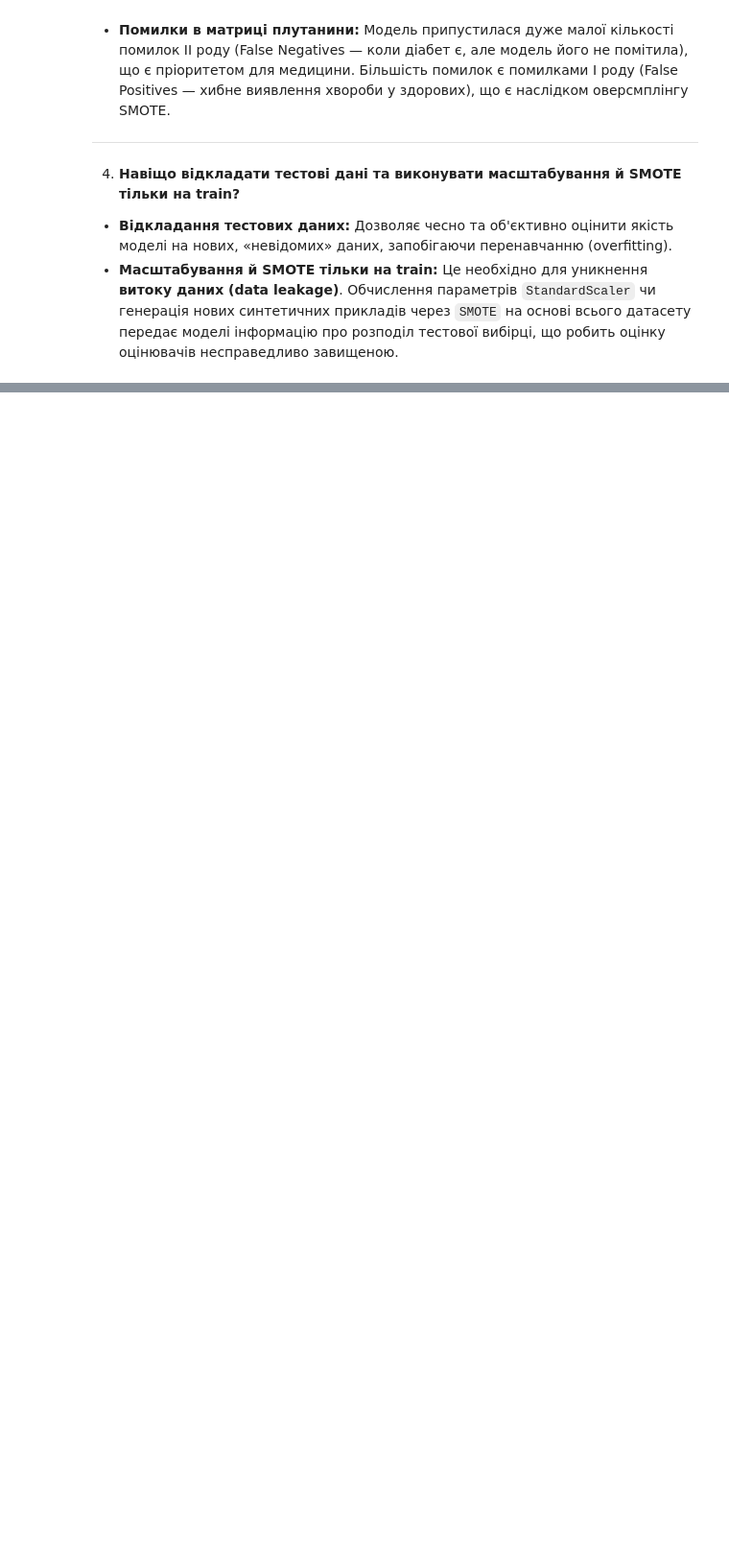
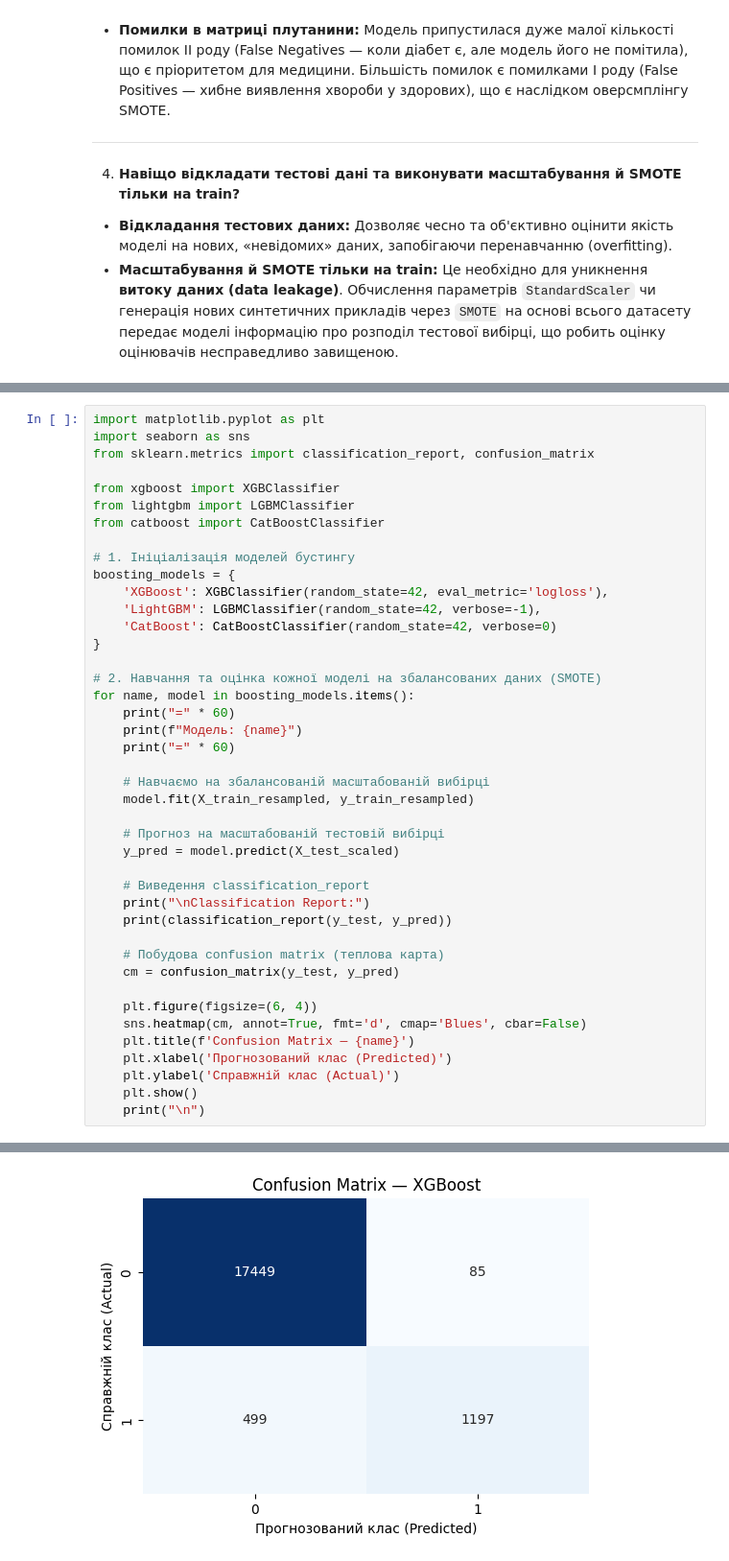
Before and after one commit to Tana497/mashin, a Jupyter notebook: Лр6_Новосад_ФІТ4_8.ipynb, the cells around one changed output, grey strips where cells are left out. Shown at 96% size. Cells and saved outputs as stored; diff of their text form; blank space fills up the shorter version.

```diff
--- a/Лр6_Новосад_ФІТ4_8.ipynb
+++ b/Лр6_Новосад_ФІТ4_8.ipynb
@@ -632,0 +403,43 @@ print(comparison_df.to_string(index=False))
+# %%
+import matplotlib.pyplot as plt
+import seaborn as sns
+from sklearn.metrics import classification_report, confusion_matrix
+
+from xgboost import XGBClassifier
+from lightgbm import LGBMClassifier
+from catboost import CatBoostClassifier
+
+# 1. Ініціалізація моделей бустингу
+boosting_models = {
+    'XGBoost': XGBClassifier(random_state=42, eval_metric='logloss'),
+    'LightGBM': LGBMClassifier(random_state=42, verbose=-1),
+    'CatBoost': CatBoostClassifier(random_state=42, verbose=0)
+}
+
+# 2. Навчання та оцінка кожної моделі на збалансованих даних (SMOTE)
+for name, model in boosting_models.items():
+    print("=" * 60)
+    print(f"Модель: {name}")
+    print("=" * 60)
+
+    # Навчаємо на збалансованій масштабованій вибірці
+    model.fit(X_train_resampled, y_train_resampled)
+
+    # Прогноз на масштабованій тестовій вибірці
+    y_pred = model.predict(X_test_scaled)
+
+    # Виведення classification_report
+    print("\nClassification Report:")
+    print(classification_report(y_test, y_pred))
+
+    # Побудова confusion matrix (теплова карта)
+    cm = confusion_matrix(y_test, y_pred)
+
+    plt.figure(figsize=(6, 4))
+    sns.heatmap(cm, annot=True, fmt='d', cmap='Blues', cbar=False)
+    plt.title(f'Confusion Matrix — {name}')
+    plt.xlabel('Прогнозований клас (Predicted)')
+    plt.ylabel('Справжній клас (Actual)')
+    plt.show()
+    print("\n")
+# %% [output]
@@ -632,0 +459 @@ print(comparison_df.to_string(index=False))
+[figure, added]
```
Also changed, not shown: parts of 27 cells of this notebook.
